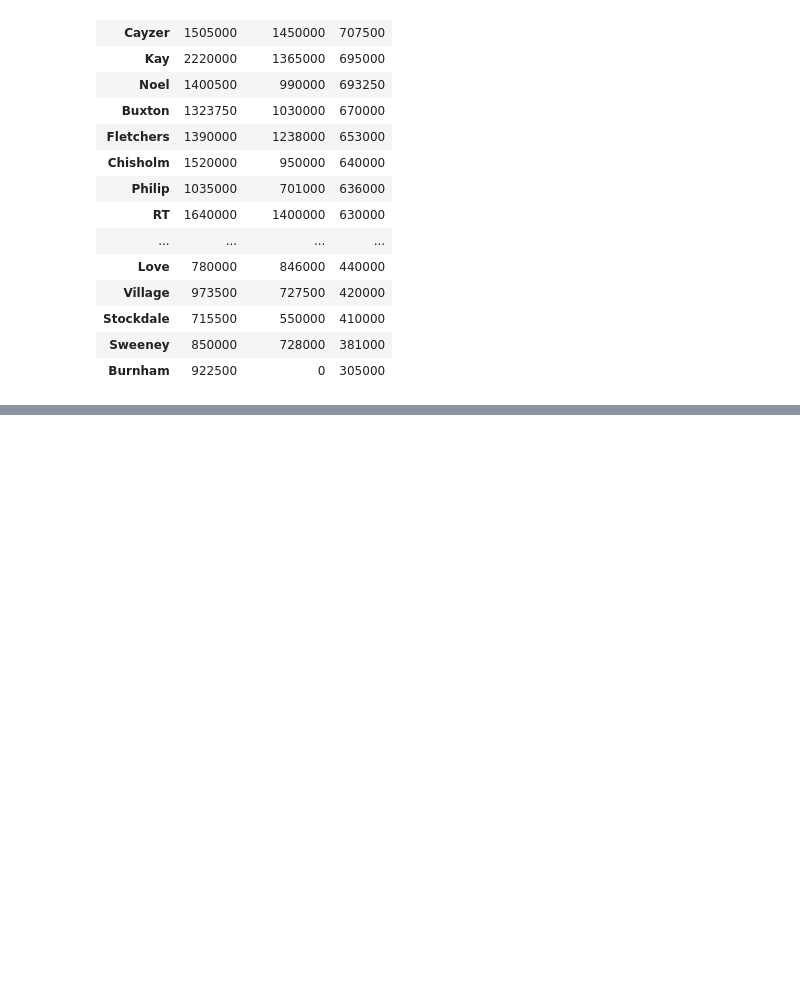
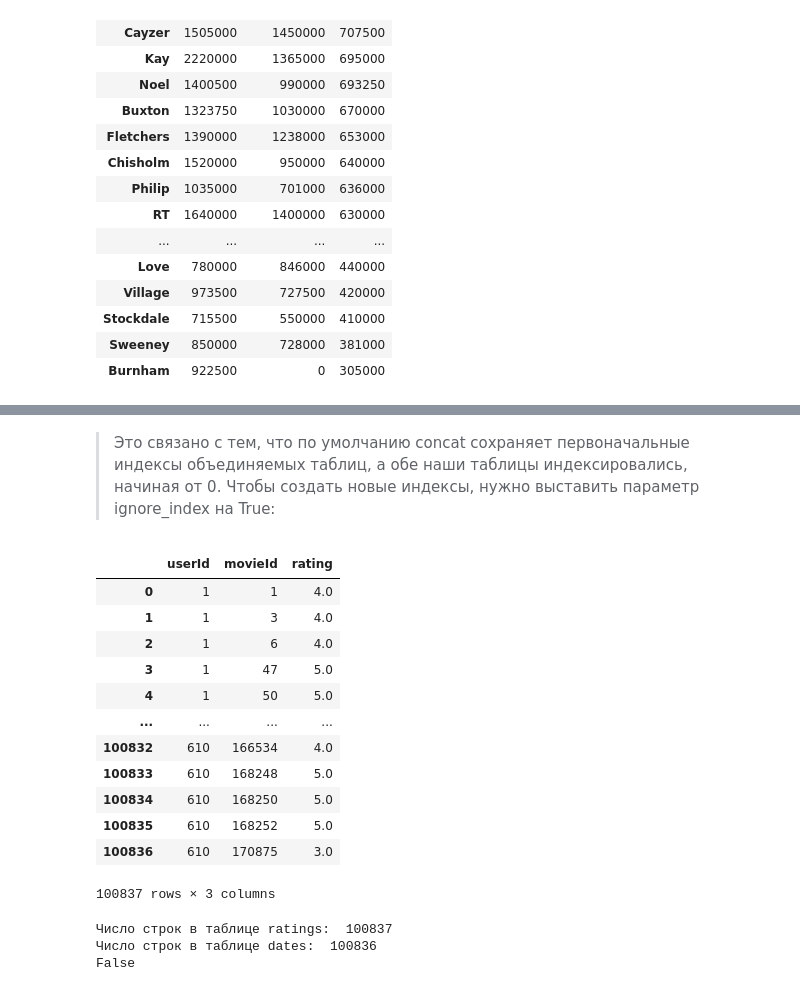
Before and after one commit to AndreiDS63/sf_data_science, a Jupyter notebook: practice/Python-12 Pandas Advanced/1. intro.ipynb, the cells around one changed output, grey strips where cells are left out. Cells and saved outputs as stored; diff of their text form; code cells hidden in the pictures; blank space fills up the shorter version.

```diff
--- a/practice/Python-12 Pandas Advanced/1. intro.ipynb
+++ b/practice/Python-12 Pandas Advanced/1. intro.ipynb
@@ -741,0 +814,30 @@ melb_df.pivot_table(
+# %% [markdown]
+> Это связано с тем, что по умолчанию concat сохраняет первоначальные индексы объединяемых таблиц, а обе наши таблицы индексировались, начиная от 0. Чтобы создать новые индексы, нужно выставить параметр ignore_index на True:
+# %%
+ratings = pd.concat(
+    [ratings1, ratings2],
+    ignore_index=True
+)
+ratings
+# %% [output]
+|  | userId | movieId | rating |
+| 0 | 1 | 1 | 4.0 |
+| 1 | 1 | 3 | 4.0 |
+| 2 | 1 | 6 | 4.0 |
+| 3 | 1 | 47 | 5.0 |
+| 4 | 1 | 50 | 5.0 |
+| ... | ... | ... | ... |
+| 100832 | 610 | 166534 | 4.0 |
+| 100833 | 610 | 168248 | 5.0 |
+| 100834 | 610 | 168250 | 5.0 |
+| 100835 | 610 | 168252 | 5.0 |
+| 100836 | 610 | 170875 | 3.0 |
+100837 rows × 3 columns
+# %%
+print('Число строк в таблице ratings: ', ratings.shape[0])
+print('Число строк в таблице dates: ', dates.shape[0])
+print(ratings.shape[0] == dates.shape[0])
+# %% [output]
+Число строк в таблице ratings:  100837
+Число строк в таблице dates:  100836
+False
```
Also changed, not shown: parts of 24 cells of this notebook, 4 other files.
